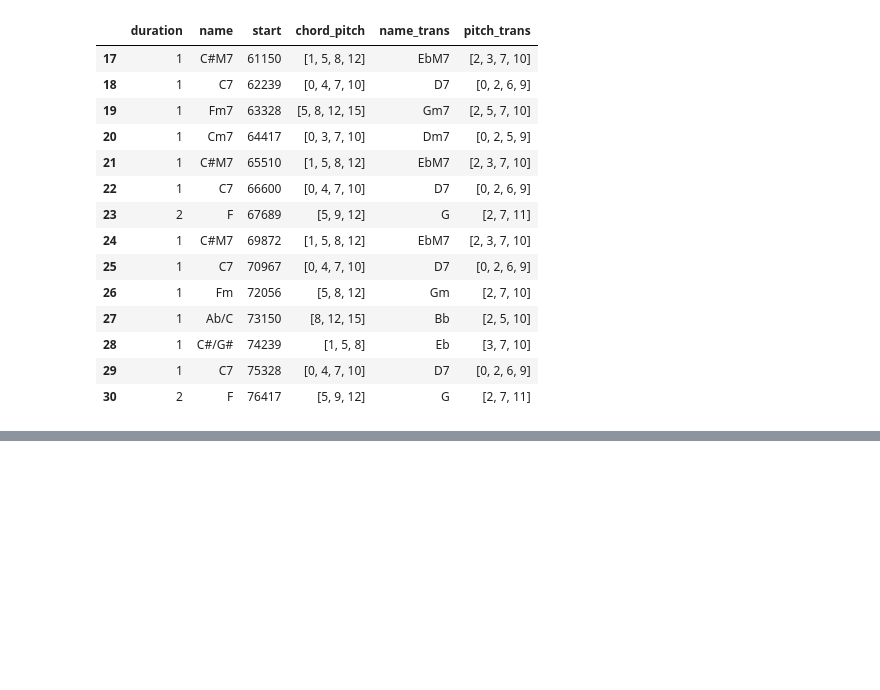
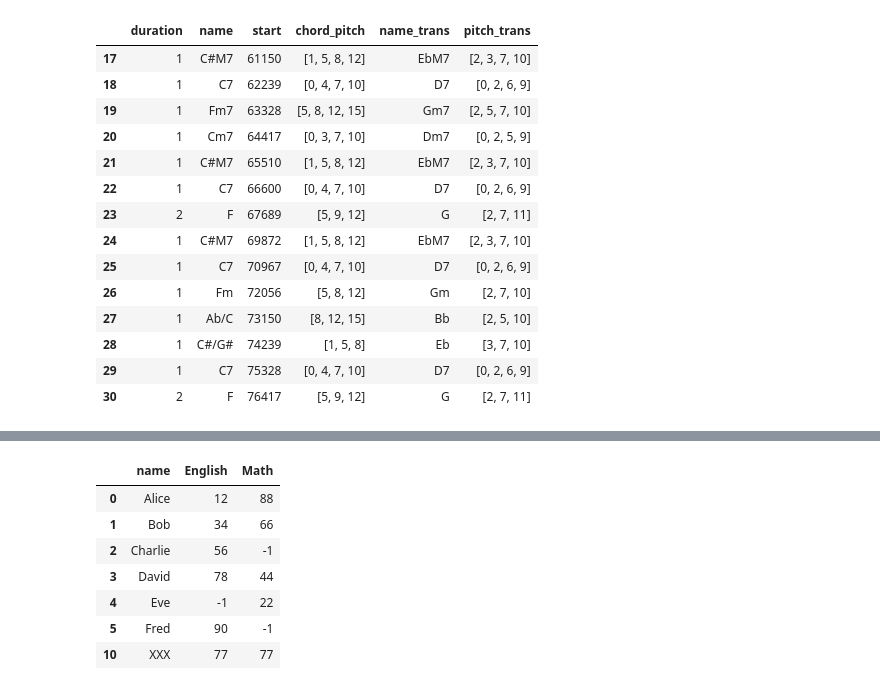
Before and after one commit to Linus-MK/audio_chord_analysis, a Jupyter notebook: perse_songle_api.ipynb, the cells around one changed output, grey strips where cells are left out. Drawn from its saved outputs; the diff is of its cells as text; code cells hidden in the pictures; blank space fills up the shorter version.

Commit message:
appendが上手く動かなくて検証中……

```diff
--- a/perse_songle_api.ipynb
+++ b/perse_songle_api.ipynb
@@ -583,0 +636,25 @@ Name: 30.1, dtype: object
+# %%
+df = pd.DataFrame({
+    'name'    : ['Alice', 'Bob', 'Charlie', 'David', 'Eve', 'Fred'],
+    'English' : [12, 34, 56, 78, -1, 90],
+    'Math'    : [88, 66, -1, 44, 22, -1]
+})
+
+
+ap = pd.Series({
+    'name'    : 'XXX',
+    'English' : 77,
+    'Math'    : 77
+})
+ap = ap.rename(10)
+
+df.append(ap)
+# %% [output]
+|  | name | English | Math |
+| 0 | Alice | 12 | 88 |
+| 1 | Bob | 34 | 66 |
+| 2 | Charlie | 56 | -1 |
+| 3 | David | 78 | 44 |
+| 4 | Eve | -1 | 22 |
+| 5 | Fred | 90 | -1 |
+| 10 | XXX | 77 | 77 |
```
Also changed, not shown: parts of 2 cells of this notebook.
